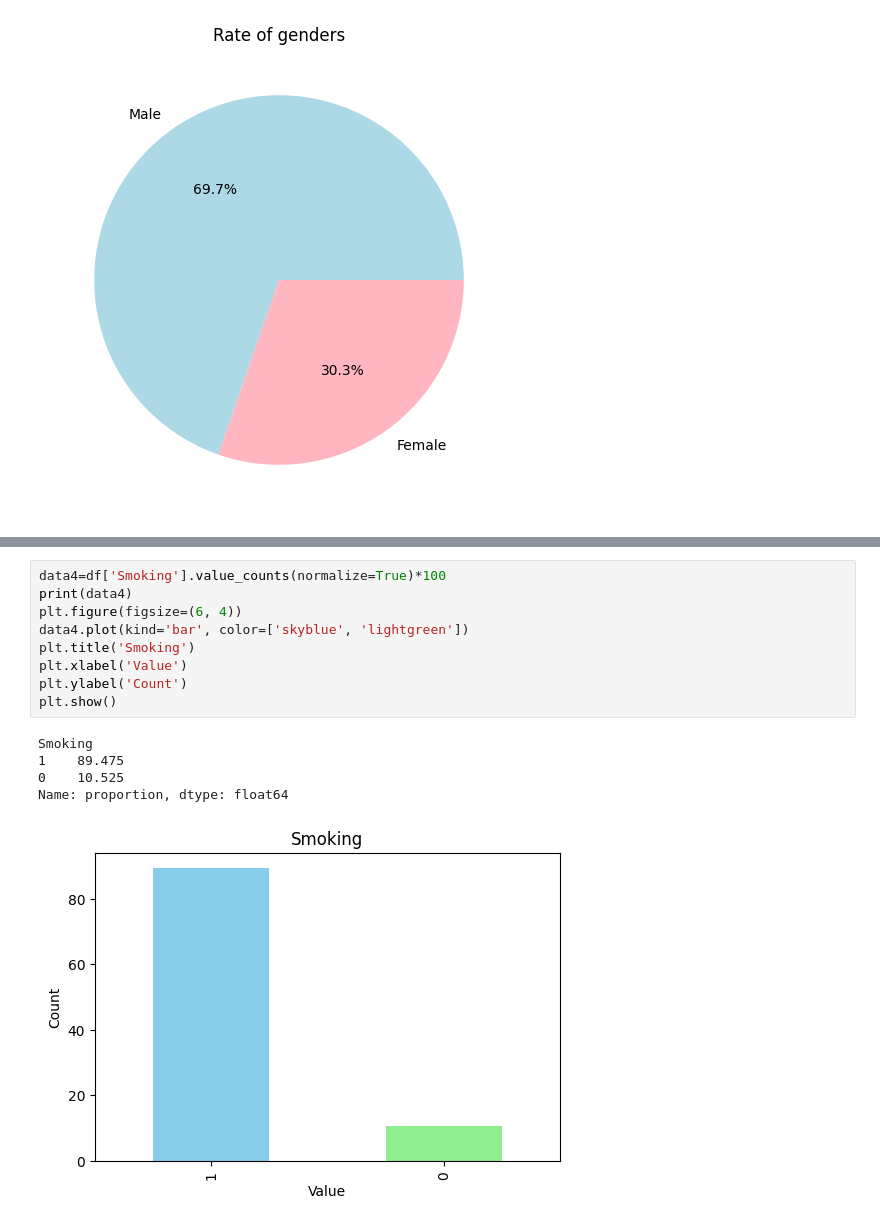
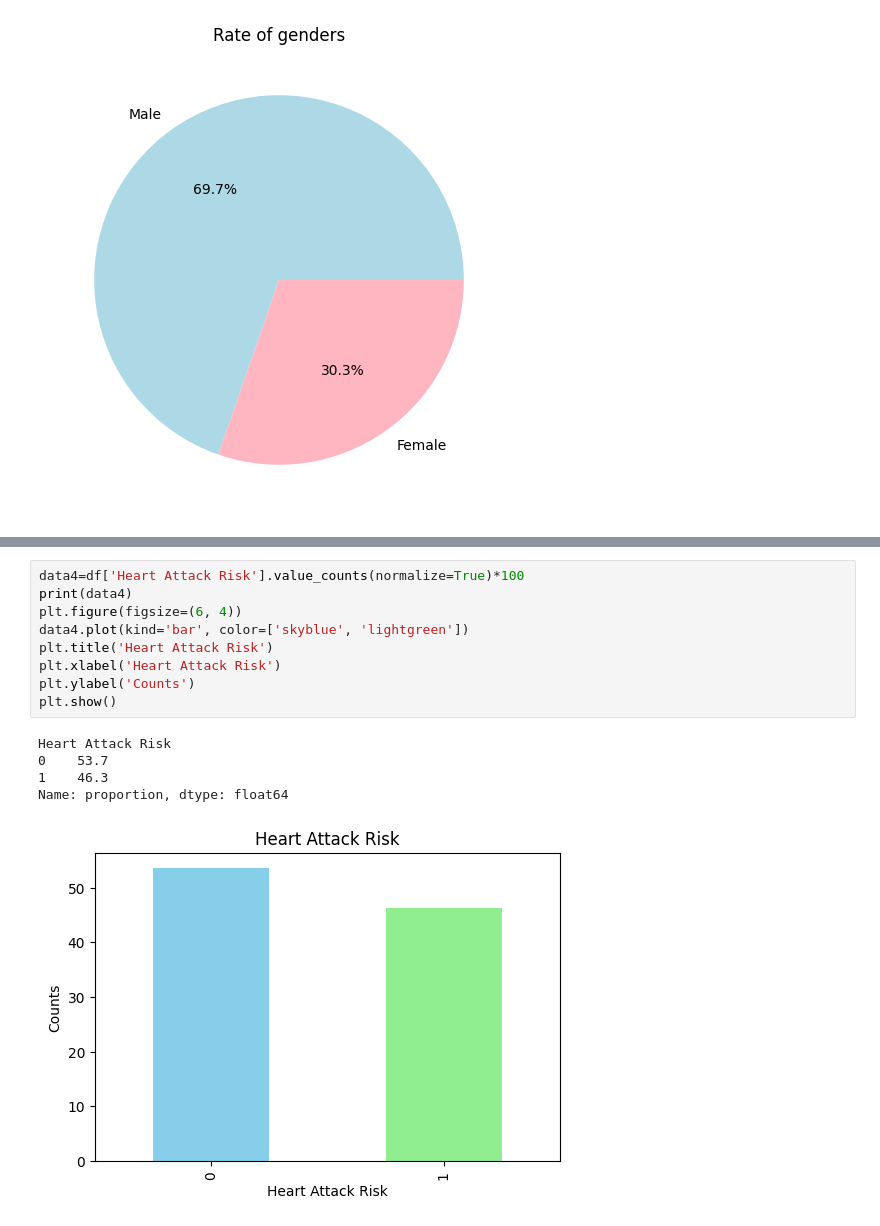
Before and after one commit to FajerAlamro/IT326-Project, a Jupyter notebook: Phase1.ipynb, the cells around one changed output, grey strips where cells are left out. Saved outputs shown, nothing was run; the diff lists cells and outputs as text.

```diff
--- a/Phase1.ipynb
+++ b/Phase1.ipynb
@@ -167,17 +167,17 @@ plt.show()
 Name: proportion, Length: 71, dtype: float64
 [figure]
 # %%
-data4=df['Smoking'].value_counts(normalize=True)*100
+data4=df['Heart Attack Risk'].value_counts(normalize=True)*100
 print(data4)
 plt.figure(figsize=(6, 4))
 data4.plot(kind='bar', color=['skyblue', 'lightgreen'])
-plt.title('Smoking')
-plt.xlabel('Value')
-plt.ylabel('Count')
+plt.title('Heart Attack Risk')
+plt.xlabel('Heart Attack Risk')
+plt.ylabel('Counts')
 plt.show()
 # %% [output]
-Smoking
-1    89.475
-0    10.525
+Heart Attack Risk
+0    53.7
+1    46.3
 Name: proportion, dtype: float64
-[figure, old version]
+[figure, new version]
```
Also changed, not shown: parts of 1 cell of this notebook.
